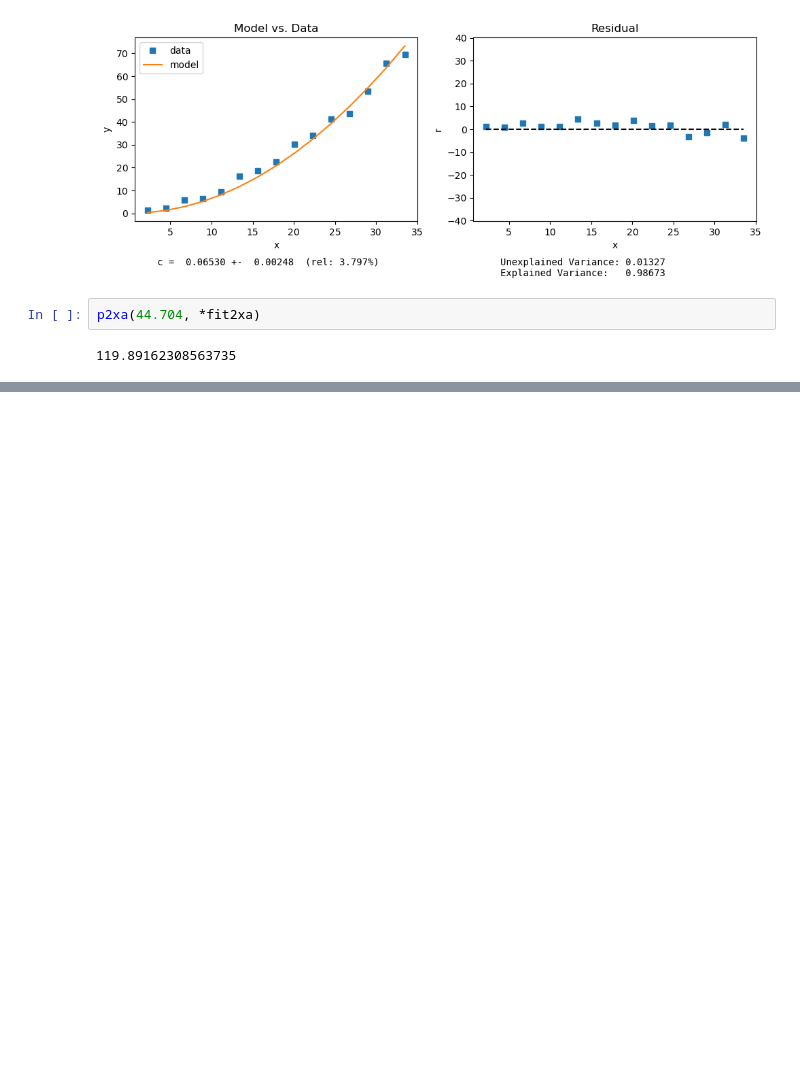
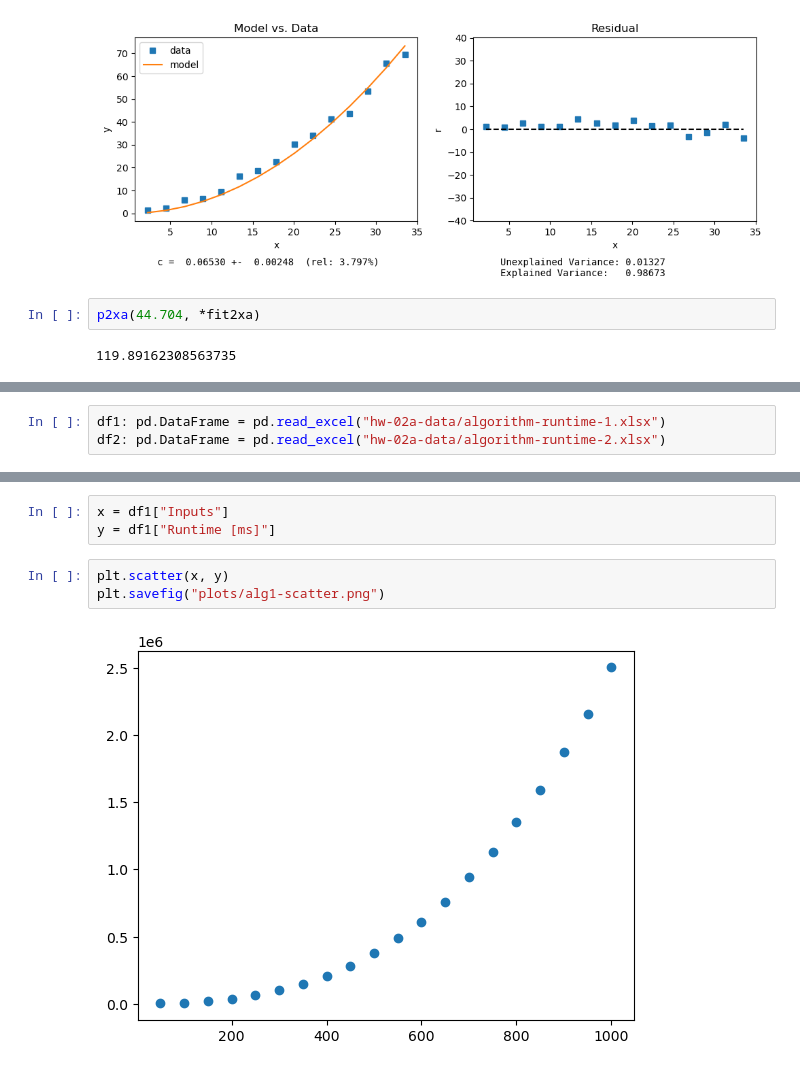
Before and after one commit to ririye01/math4334-MathModelingNotebooks, a Jupyter notebook: homework/hw2a/hw2a.ipynb, the cells around one changed output, grey strips where cells are left out. Drawn from its saved outputs; the diff is of its cells as text; blank space fills up the shorter version.

Commit message:
More plots:

```diff
--- a/homework/hw2a/hw2a.ipynb
+++ b/homework/hw2a/hw2a.ipynb
@@ -265,0 +268,3 @@ p2xa(44.704, *fit2xa)
+# %%
+df1: pd.DataFrame = pd.read_excel("hw-02a-data/algorithm-runtime-1.xlsx")
+df2: pd.DataFrame = pd.read_excel("hw-02a-data/algorithm-runtime-2.xlsx")
@@ -265,0 +311,8 @@ p2xa(44.704, *fit2xa)
+# %%
+x = df1["Inputs"]
+y = df1["Runtime [ms]"]
+# %%
+plt.scatter(x, y)
+plt.savefig("plots/alg1-scatter.png")
+# %% [output]
+[figure, added]
```
Also changed, not shown: parts of 14 cells of this notebook, 8 other files.
